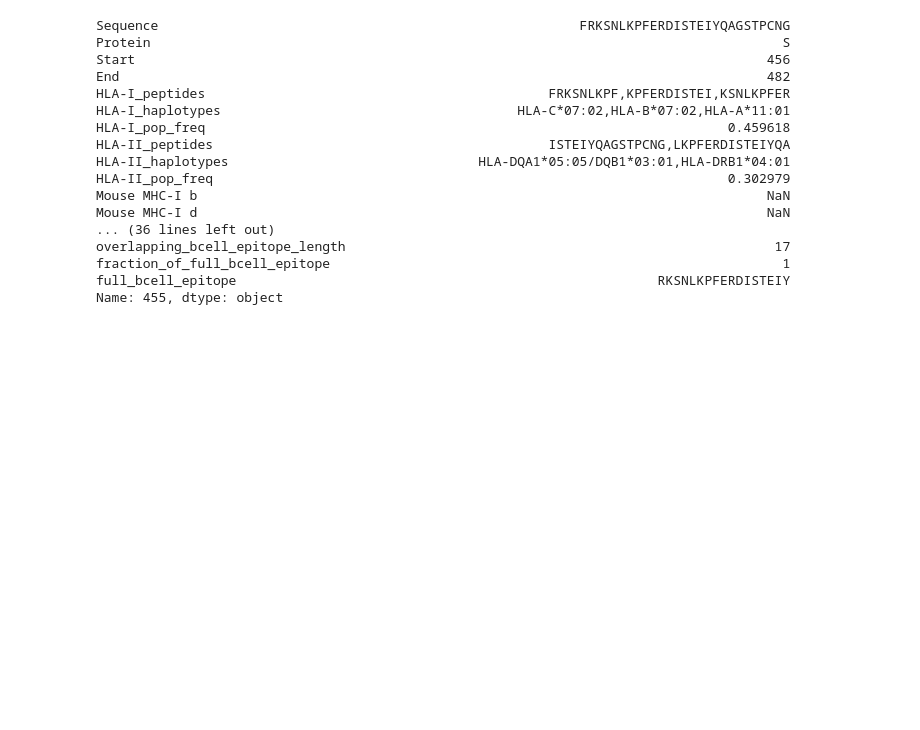
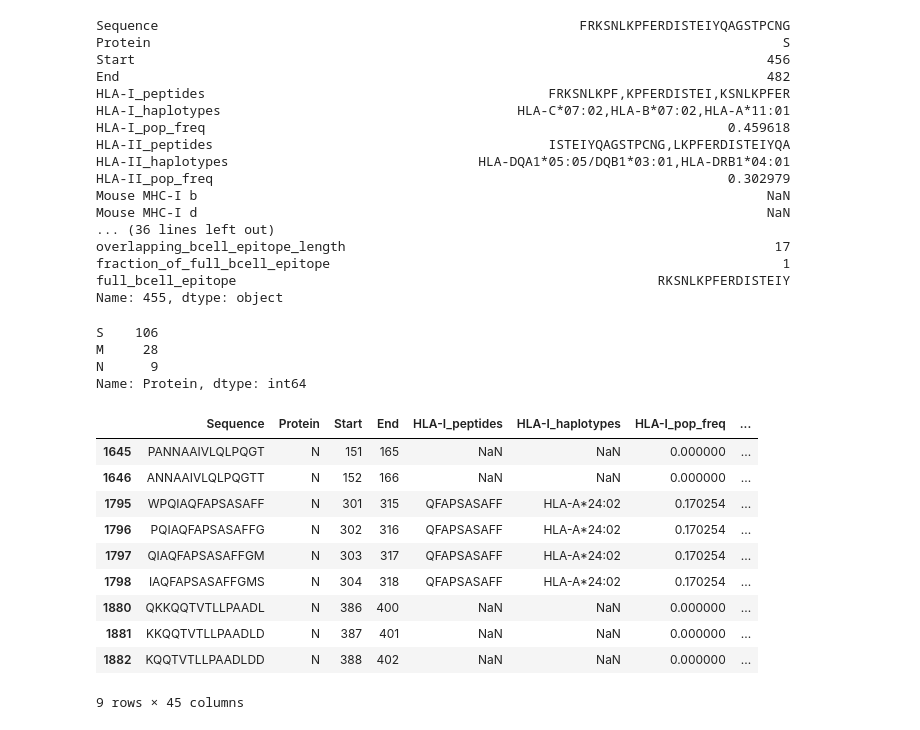
Before and after one commit to pirl-unc/Landscape-and-Selection-of-Vaccine-Epitopes-in-SARS-CoV-2, a Jupyter notebook: vaccine-peptides/Select vaccine peptides.ipynb, the cells around one changed output. Drawn from its saved outputs; the diff is of its cells as text; code cells hidden in the pictures; blank space fills up the shorter version.

```diff
--- a/vaccine-peptides/Select vaccine peptides.ipynb
+++ b/vaccine-peptides/Select vaccine peptides.ipynb
@@ -1171,3 +1182,30 @@ overlapping_bcell_epitope_length
 fraction_of_full_bcell_epitope                                                          1
 full_bcell_epitope                                                      RKSNLKPFERDISTEIY
 Name: 455, dtype: object
+# %%
+df_concat_annot_15mer = df_concat_annot[df_concat_annot.Length == 15]
+# %%
+df_concat_annot_15mer_H2d = df_concat_annot_15mer[df_concat_annot_15mer["has mouse MHC-II d"]]
+# %%
+df_concat_annot_15mer_H2d.Protein.value_counts()
+# %% [output]
+S    106
+M     28
+N      9
+Name: Protein, dtype: int64
+# %%
+df_concat_annot_15mer_H2d_N = df_concat_annot_15mer_H2d[df_concat_annot_15mer_H2d.Protein == "N"]
+# %%
+df_concat_annot_15mer_H2d_N
+# %% [output]
+|  | Sequence | Protein | Start | End | HLA-I_peptides | HLA-I_haplotypes | HLA-I_pop_freq | ... |
+| 1645 | PANNAAIVLQLPQGT | N | 151 | 165 | NaN | NaN | 0.000000 | ... |
+| 1646 | ANNAAIVLQLPQGTT | N | 152 | 166 | NaN | NaN | 0.000000 | ... |
+| 1795 | WPQIAQFAPSASAFF | N | 301 | 315 | QFAPSASAFF | HLA-A*24:02 | 0.170254 | ... |
+| 1796 | PQIAQFAPSASAFFG | N | 302 | 316 | QFAPSASAFF | HLA-A*24:02 | 0.170254 | ... |
+| 1797 | QIAQFAPSASAFFGM | N | 303 | 317 | QFAPSASAFF | HLA-A*24:02 | 0.170254 | ... |
+| 1798 | IAQFAPSASAFFGMS | N | 304 | 318 | QFAPSASAFF | HLA-A*24:02 | 0.170254 | ... |
+| 1880 | QKKQQTVTLLPAADL | N | 386 | 400 | NaN | NaN | 0.000000 | ... |
+| 1881 | KKQQTVTLLPAADLD | N | 387 | 401 | NaN | NaN | 0.000000 | ... |
+| 1882 | KQQTVTLLPAADLDD | N | 388 | 402 | NaN | NaN | 0.000000 | ... |
+9 rows × 45 columns
```
Also changed, not shown: parts of 4 cells of this notebook, 26 other files.
